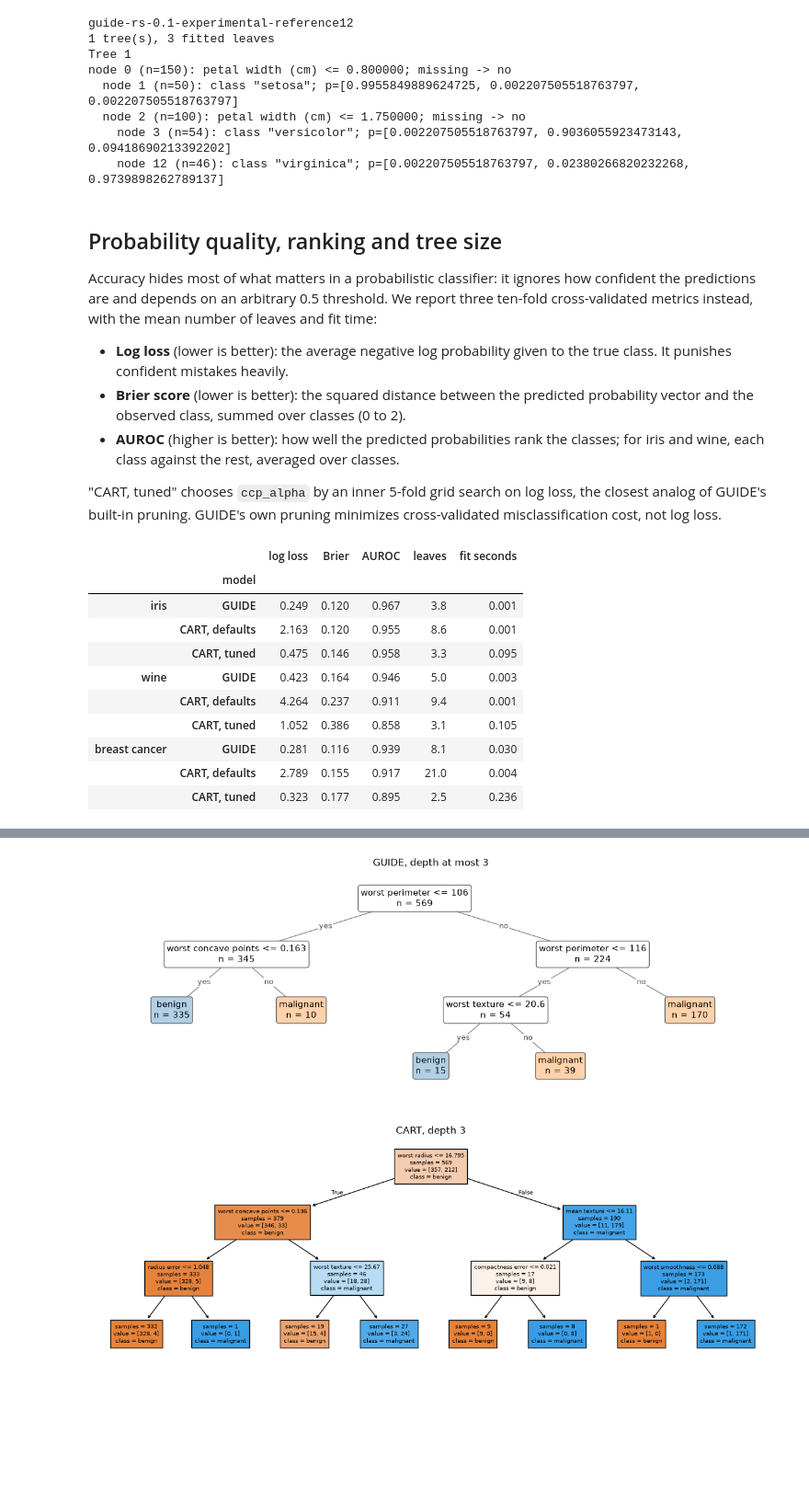
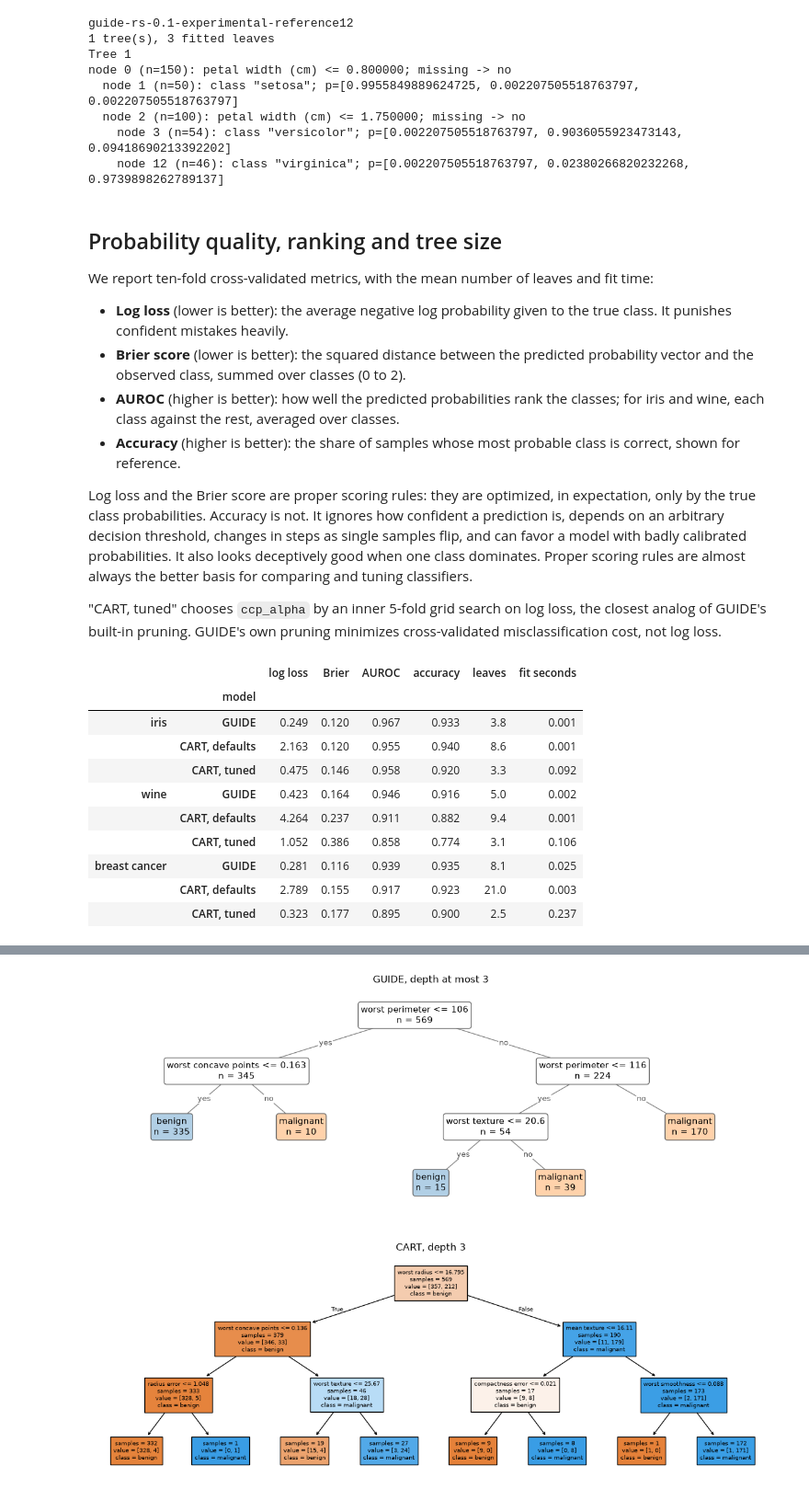
Before and after one commit to bgreenwell/guide-rs, a Jupyter notebook: python/examples/classification.ipynb, the cells around one changed output, grey strips where cells are left out. Shown at 92% size. Saved outputs shown, nothing was run; the diff lists cells and outputs as text; code cells hidden in the pictures; blank space fills up the shorter version.

```diff
--- a/python/examples/classification.ipynb
+++ b/python/examples/classification.ipynb
@@ -21,6 +21,8 @@ from sklearn.tree import DecisionTreeClassifier
 from sklearn.tree import plot_tree as plot_cart
 
 from guide import GuideClassifier, GuideForestClassifier, plot_tree
+
+pd.set_option("display.width", 120)
 # %% [markdown]
 ## Iris
 
@@ -57,11 +59,14 @@ node 0 (n=150): petal width (cm) <= 0.800000; missing -> no
 # %% [markdown]
 ## Probability quality, ranking and tree size
 
-Accuracy hides most of what matters in a probabilistic classifier: it ignores how confident the predictions are and depends on an arbitrary 0.5 threshold. We report three ten-fold cross-validated metrics instead, with the mean number of leaves and fit time:
+We report ten-fold cross-validated metrics, with the mean number of leaves and fit time:
 
 - **Log loss** (lower is better): the average negative log probability given to the true class. It punishes confident mistakes heavily.
 - **Brier score** (lower is better): the squared distance between the predicted probability vector and the observed class, summed over classes (0 to 2).
 - **AUROC** (higher is better): how well the predicted probabilities rank the classes; for iris and wine, each class against the rest, averaged over classes.
+- **Accuracy** (higher is better): the share of samples whose most probable class is correct, shown for reference.
+
+Log loss and the Brier score are proper scoring rules: they are optimized, in expectation, only by the true class probabilities. Accuracy is not. It ignores how confident a prediction is, depends on an arbitrary decision threshold, changes in steps as single samples flip, and can favor a model with badly calibrated probabilities. It also looks deceptively good when one class dominates. Proper scoring rules are almost always the better basis for comparing and tuning classifiers.
 
 "CART, tuned" chooses `ccp_alpha` by an inner 5-fold grid search on log loss, the closest analog of GUIDE's built-in pruning. GUIDE's own pruning minimizes cross-validated misclassification cost, not log loss.
 # %%
@@ -93,44 +98,44 @@ def compare(models, X, y, cv, scoring=None):
 def cart_tuned():
     grid = {"ccp_alpha": np.r_[0, np.logspace(-4, -1, 12)]}
     return GridSearchCV(DecisionTreeClassifier(random_state=0), grid, cv=5, scoring="neg_log_loss")
 
 
 models = {
     "GUIDE": GuideClassifier(),
     "CART, defaults": DecisionTreeClassifier(random_state=0),
     "CART, tuned": cart_tuned(),
 }
 def brier(model, X, y):
     # Squared error of the probability vector, summed over classes (0 to 2),
     # for binary and multiclass data alike; negated like scikit-learn's losses.
     observed = np.asarray(y)[:, None] == model.classes_
     return -np.mean(((model.predict_proba(X) - observed) ** 2).sum(axis=1))
 
 
 brier.negated = True
-metrics = {"log loss": "neg_log_loss", "Brier": brier, "AUROC": "roc_auc_ovr"}
+metrics = {"log loss": "neg_log_loss", "Brier": brier, "AUROC": "roc_auc_ovr", "accuracy": "accuracy"}
 def named(bunch):
     return bunch.data, bunch.target.map(dict(enumerate(bunch.target_names)))
 
 
 datasets = {
     "iris": (X, y),
     "wine": named(load_wine(as_frame=True)),
     "breast cancer": named(load_breast_cancer(as_frame=True)),
 }
 cv = StratifiedKFold(10, shuffle=True, random_state=0)
 pd.concat({name: compare(models, *data, cv, metrics) for name, data in datasets.items()})
 # %% [output]
-|  |  | log loss | Brier | AUROC | leaves | fit seconds |
-|  | model |  |  |  |  |  |
-| iris | GUIDE | 0.249 | 0.120 | 0.967 | 3.8 | 0.001 |
-|  | CART, defaults | 2.163 | 0.120 | 0.955 | 8.6 | 0.001 |
-|  | CART, tuned | 0.475 | 0.146 | 0.958 | 3.3 | 0.095 |
-| wine | GUIDE | 0.423 | 0.164 | 0.946 | 5.0 | 0.003 |
-|  | CART, defaults | 4.264 | 0.237 | 0.911 | 9.4 | 0.001 |
-|  | CART, tuned | 1.052 | 0.386 | 0.858 | 3.1 | 0.105 |
-| breast cancer | GUIDE | 0.281 | 0.116 | 0.939 | 8.1 | 0.030 |
-|  | CART, defaults | 2.789 | 0.155 | 0.917 | 21.0 | 0.004 |
-|  | CART, tuned | 0.323 | 0.177 | 0.895 | 2.5 | 0.236 |
+|  |  | log loss | Brier | AUROC | accuracy | leaves | fit seconds |
+|  | model |  |  |  |  |  |  |
+| iris | GUIDE | 0.249 | 0.120 | 0.967 | 0.933 | 3.8 | 0.001 |
+|  | CART, defaults | 2.163 | 0.120 | 0.955 | 0.940 | 8.6 | 0.001 |
+|  | CART, tuned | 0.475 | 0.146 | 0.958 | 0.920 | 3.3 | 0.092 |
+| wine | GUIDE | 0.423 | 0.164 | 0.946 | 0.916 | 5.0 | 0.002 |
+|  | CART, defaults | 4.264 | 0.237 | 0.911 | 0.882 | 9.4 | 0.001 |
+|  | CART, tuned | 1.052 | 0.386 | 0.858 | 0.774 | 3.1 | 0.106 |
+| breast cancer | GUIDE | 0.281 | 0.116 | 0.939 | 0.935 | 8.1 | 0.025 |
+|  | CART, defaults | 2.789 | 0.155 | 0.917 | 0.923 | 21.0 | 0.003 |
+|  | CART, tuned | 0.323 | 0.177 | 0.895 | 0.900 | 2.5 | 0.237 |
 # %% [markdown]
 GUIDE has the lowest log loss and Brier score and the highest AUROC on all three datasets.
```
Also changed, not shown: parts of 3 cells of this notebook, 2 other files.
